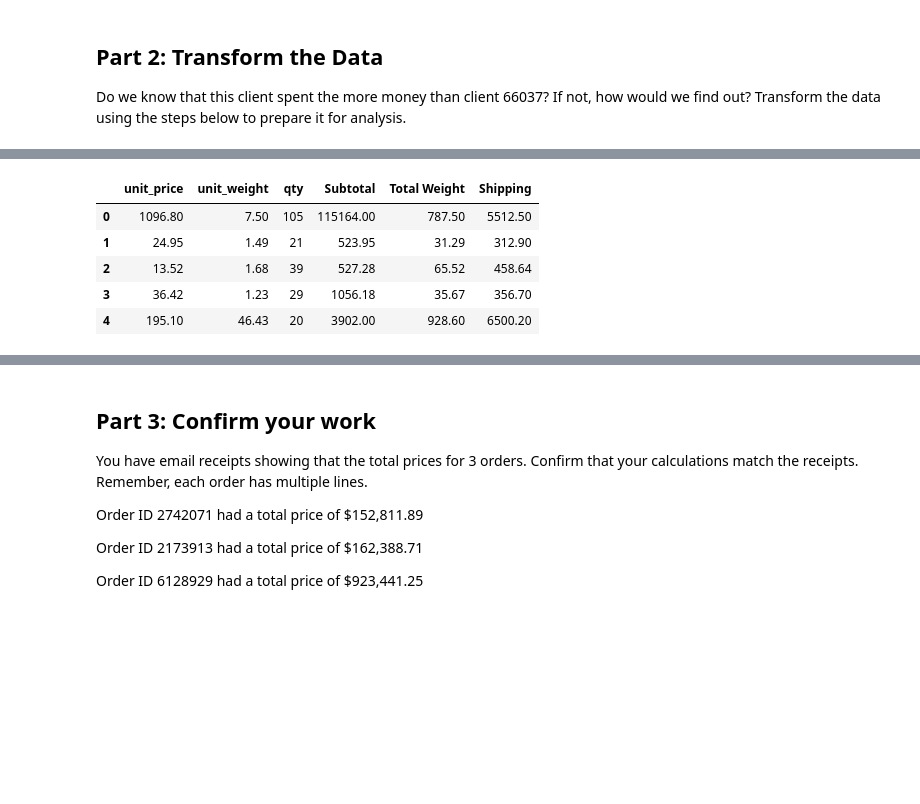
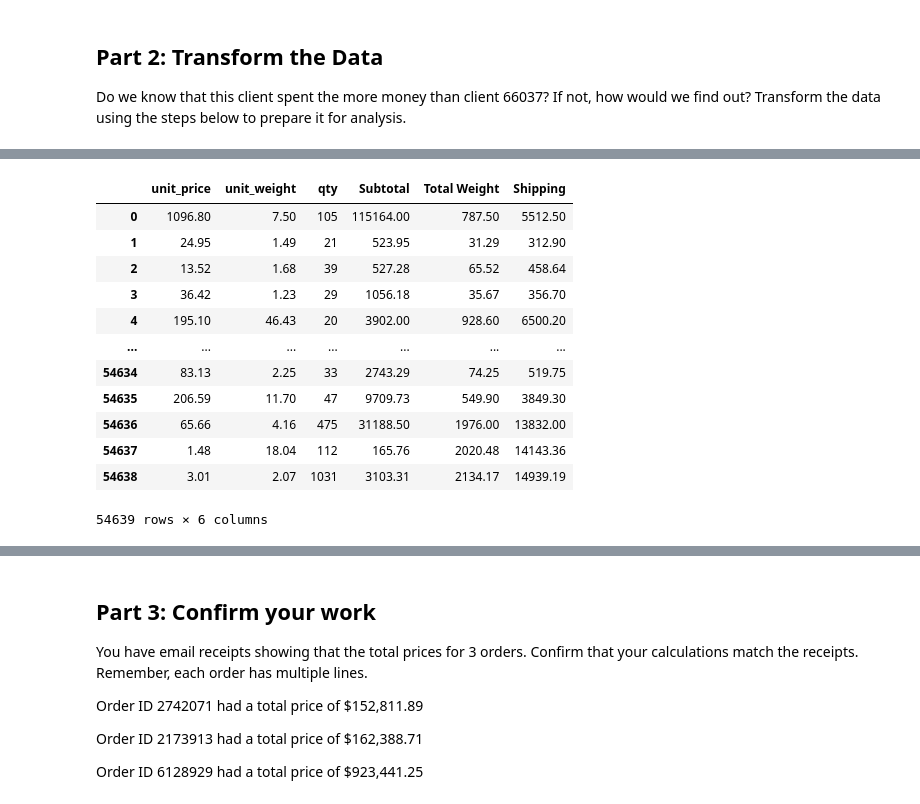
Before and after one commit to knox135/pandas-challenge-1, a Jupyter notebook: module_4_challenge.ipynb, the cells around one changed output, grey strips where cells are left out. Drawn from its saved outputs; the diff is of its cells as text; code cells hidden in the pictures; blank space fills up the shorter version.

```diff
--- a/module_4_challenge.ipynb
+++ b/module_4_challenge.ipynb
@@ -145,29 +141,36 @@ subtotal_df.head()
 # %%
 # Create a column for shipping price.
 # Assume a shipping price of $7 per pound
 # for orders over 50 pounds and $10 per
 # pound for items 50 pounds or under.
 
 def total_weight(row):
     return row['unit_weight'] * row['qty']
 subtotal_df['Total Weight'] = subtotal_df.apply(total_weight, axis = 1)
 
 def shipping_price(row):
 
     if row['Total Weight'] > 50:
         return row['Total Weight'] * 7.00
     elif row["unit_weight"] <= 50:
         return row['Total Weight'] * 10.00
 
 subtotal_df['Shipping'] = subtotal_df.apply(shipping_price, axis=1)
-subtotal_df.head()
+subtotal_df
 # %% [output]
 |  | unit_price | unit_weight | qty | Subtotal | Total Weight | Shipping |
 | 0 | 1096.80 | 7.50 | 105 | 115164.00 | 787.50 | 5512.50 |
 | 1 | 24.95 | 1.49 | 21 | 523.95 | 31.29 | 312.90 |
 | 2 | 13.52 | 1.68 | 39 | 527.28 | 65.52 | 458.64 |
 | 3 | 36.42 | 1.23 | 29 | 1056.18 | 35.67 | 356.70 |
 | 4 | 195.10 | 46.43 | 20 | 3902.00 | 928.60 | 6500.20 |
+| ... | ... | ... | ... | ... | ... | ... |
+| 54634 | 83.13 | 2.25 | 33 | 2743.29 | 74.25 | 519.75 |
+| 54635 | 206.59 | 11.70 | 47 | 9709.73 | 549.90 | 3849.30 |
+| 54636 | 65.66 | 4.16 | 475 | 31188.50 | 1976.00 | 13832.00 |
+| 54637 | 1.48 | 18.04 | 112 | 165.76 | 2020.48 | 14143.36 |
+| 54638 | 3.01 | 2.07 | 1031 | 3103.31 | 2134.17 | 14939.19 |
+54639 rows × 6 columns
 # %%
 # Create a column for the total price
 # using the subtotal and the shipping price
```
Also changed, not shown: parts of 10 cells of this notebook.
